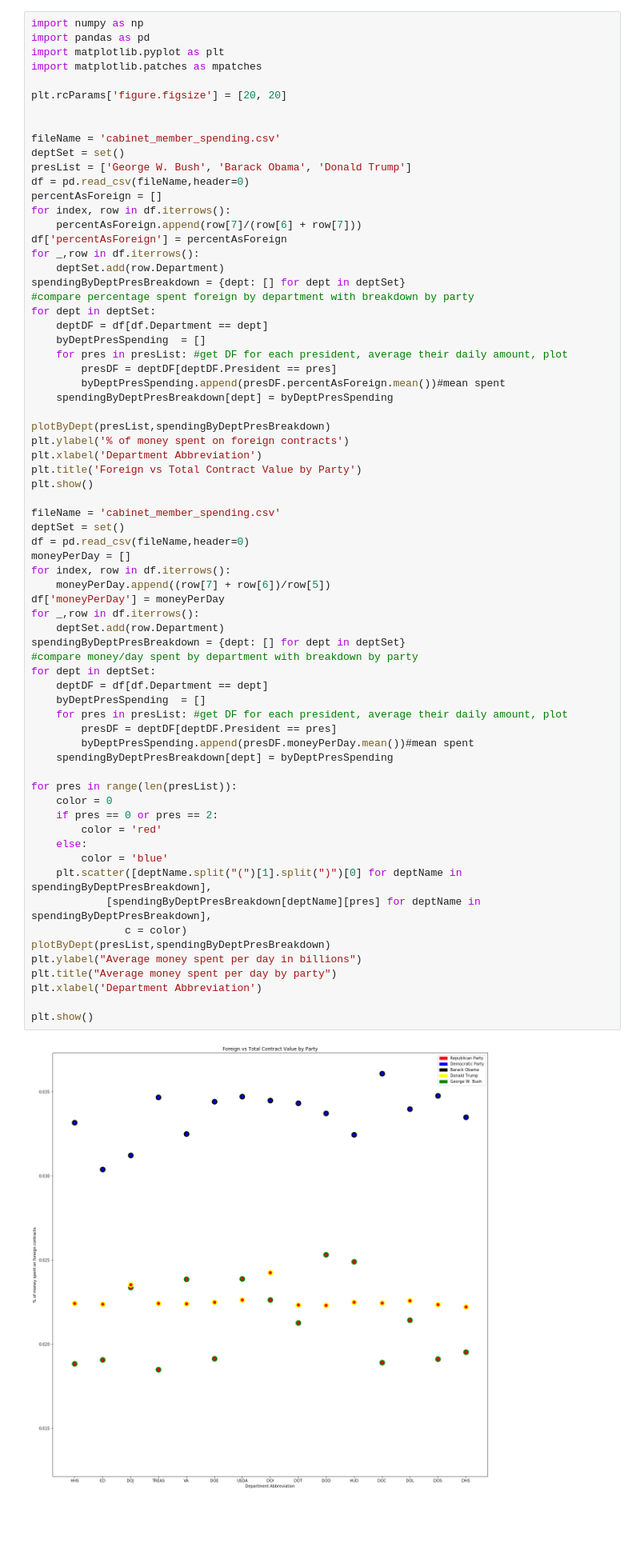
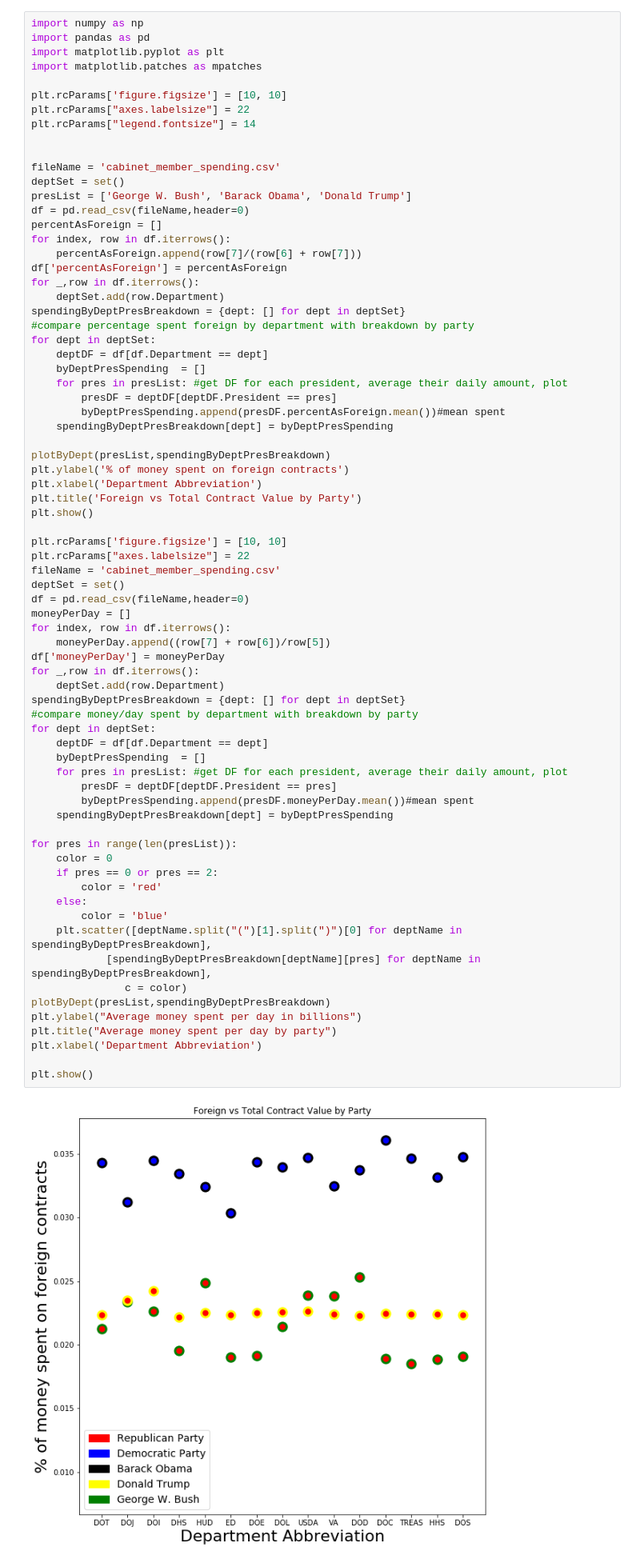
Before and after one commit to C7C8/ds3001-critter-analysis, a Jupyter notebook: notebooks/Spending breakdown by party.ipynb, the cells around one changed output. Shown at 80% size. Saved outputs shown, nothing was run; the diff lists cells and outputs as text; blank space fills up the shorter version.

```diff
--- a/notebooks/Spending breakdown by party.ipynb
+++ b/notebooks/Spending breakdown by party.ipynb
@@ -4,7 +4,9 @@ import pandas as pd
 import matplotlib.pyplot as plt
 import matplotlib.patches as mpatches
 
-plt.rcParams['figure.figsize'] = [20, 20]
+plt.rcParams['figure.figsize'] = [10, 10]
+plt.rcParams["axes.labelsize"] = 22
+plt.rcParams["legend.fontsize"] = 14
 
 
 fileName = 'cabinet_member_spending.csv'
@@ -33,6 +35,8 @@ plt.xlabel('Department Abbreviation')
 plt.title('Foreign vs Total Contract Value by Party')
 plt.show()
 
+plt.rcParams['figure.figsize'] = [10, 10]
+plt.rcParams["axes.labelsize"] = 22
 fileName = 'cabinet_member_spending.csv'
 deptSet = set()
 df = pd.read_csv(fileName,header=0)
@@ -41,31 +45,31 @@ for index, row in df.iterrows():
     moneyPerDay.append((row[7] + row[6])/row[5])
 df['moneyPerDay'] = moneyPerDay
 for _,row in df.iterrows():
     deptSet.add(row.Department)
 spendingByDeptPresBreakdown = {dept: [] for dept in deptSet}
 #compare money/day spent by department with breakdown by party
 for dept in deptSet:
     deptDF = df[df.Department == dept]
     byDeptPresSpending  = []
     for pres in presList: #get DF for each president, average their daily amount, plot
         presDF = deptDF[deptDF.President == pres]
         byDeptPresSpending.append(presDF.moneyPerDay.mean())#mean spent
     spendingByDeptPresBreakdown[dept] = byDeptPresSpending
 
 for pres in range(len(presList)):
     color = 0
     if pres == 0 or pres == 2:
         color = 'red'
     else:
         color = 'blue'
     plt.scatter([deptName.split("(")[1].split(")")[0] for deptName in spendingByDeptPresBreakdown],
             [spendingByDeptPresBreakdown[deptName][pres] for deptName in spendingByDeptPresBreakdown],
                c = color)
 plotByDept(presList,spendingByDeptPresBreakdown)
 plt.ylabel("Average money spent per day in billions")
 plt.title("Average money spent per day by party")
 plt.xlabel('Department Abbreviation')
 
 plt.show()
 # %% [output]
-[figure, old version]
+[figure, new version]
```
Also changed, not shown: parts of 1 cell of this notebook, 1 other file.
